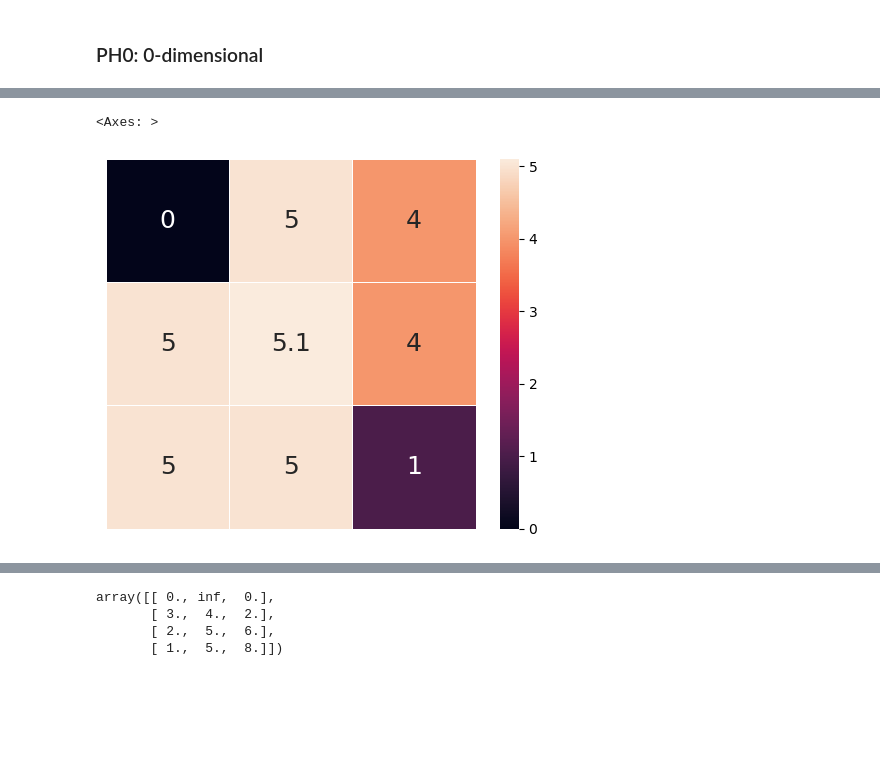
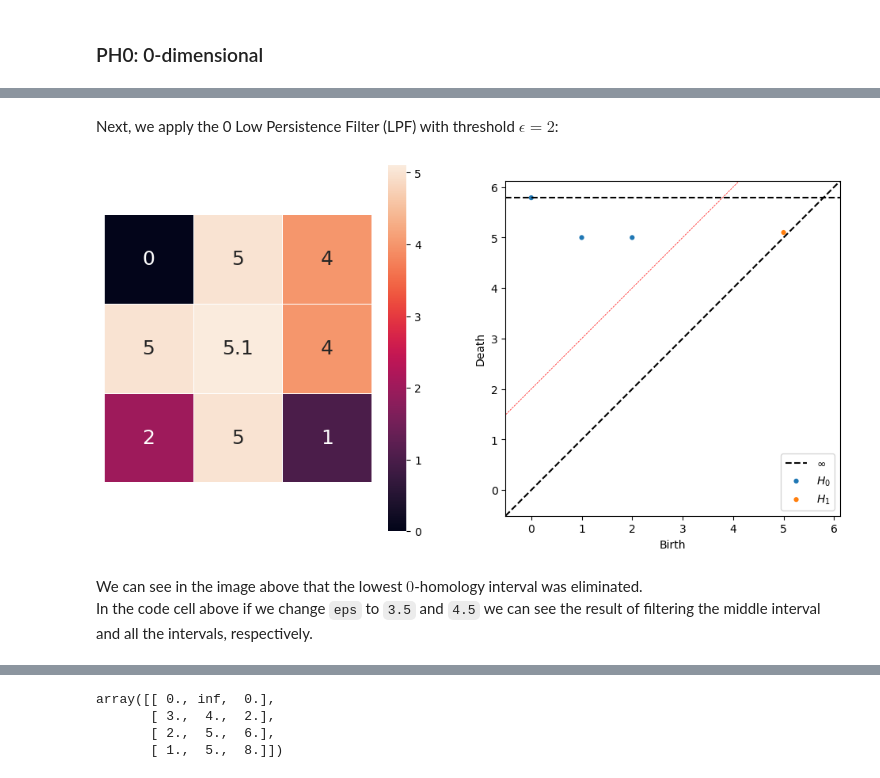
Before and after one commit to mvlier/topapprox, a Jupyter notebook: Interactive Tutorial/Interactive_Tutorial_topapprox.ipynb, the cells around one changed output, grey strips where cells are left out. Drawn from its saved outputs; the diff is of its cells as text; code cells hidden in the pictures; blank space fills up the shorter version.

```diff
--- a/Interactive_Tutorial_topapprox.ipynb
+++ b/Interactive Tutorial/Interactive_Tutorial_topapprox.ipynb
@@ -50,6 +53,30 @@ sns.heatmap(img_filtered, annot=True, linewidths=0.5, square=True, yticklabels=F
-# %%
-img_filtered = uf.low_pers_filter(3.2)
-sns.heatmap(img_filtered, annot=True, linewidths=0.5, square=True, yticklabels=False, xticklabels=False, annot_kws={"fontsize":18})
-# %% [output]
-<Axes: >
-[figure, removed]
+# %% [markdown]
+Next, we apply the 0 Low Persistence Filter (LPF) with threshold $\epsilon=2$:
+# %%
+# thresholf value
+eps = 2
+
+# Filtering 0-homology classes with persistence less than 2
+uf = ta.TopologicalFilterImage(img, dual=False)
+img_filtered = uf.low_pers_filter(eps)
+
+# Colsing preview plot (to prevent memory overload)
+plt.close('all')
+
+# Plotting filtered verison
+fig, ax = plt.subplots(1, 2, figsize=(12,6))
+# image on the left
+sns.heatmap(img_filtered, annot=True, linewidths=0.5, square=True, yticklabels=False, xticklabels=False, annot_kws={"fontsize":18}, ax=ax[0])
+
+# computing persistence diagram with cubical ripser
+pd = cripser.computePH(img_filtered)
+pd = [pd[pd[:,0]==i,1:3] for i in range(2)] # separate only [birth, death] pairs
+# Plotting diagram on the right
+persim.plot_diagrams(pd, ax=ax[1])
+ax[1].plot([-100,100], [-100+eps,100+eps], '--', linewidth=0.5, c="r")
+plt.show()
+# %% [output]
+[figure, added]
+# %% [markdown]
+We can see in the image above that the lowest $0$-homology interval was eliminated.\
+In the code cell above if we change `eps` to `3.5` and `4.5` we can see the result of filtering the middle interval and all the intervals, respectively.
```
Also changed, not shown: parts of 10 cells of this notebook, 1 other file.
